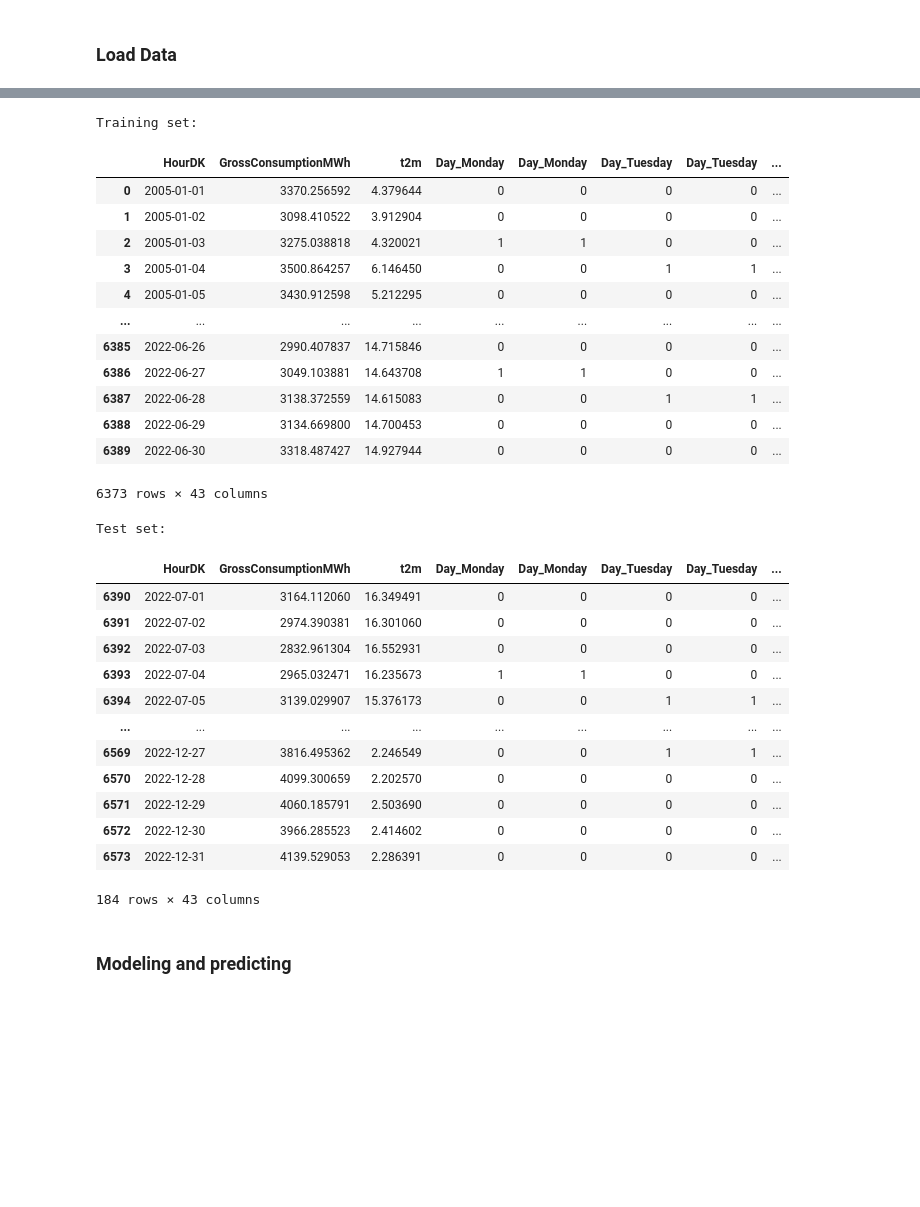
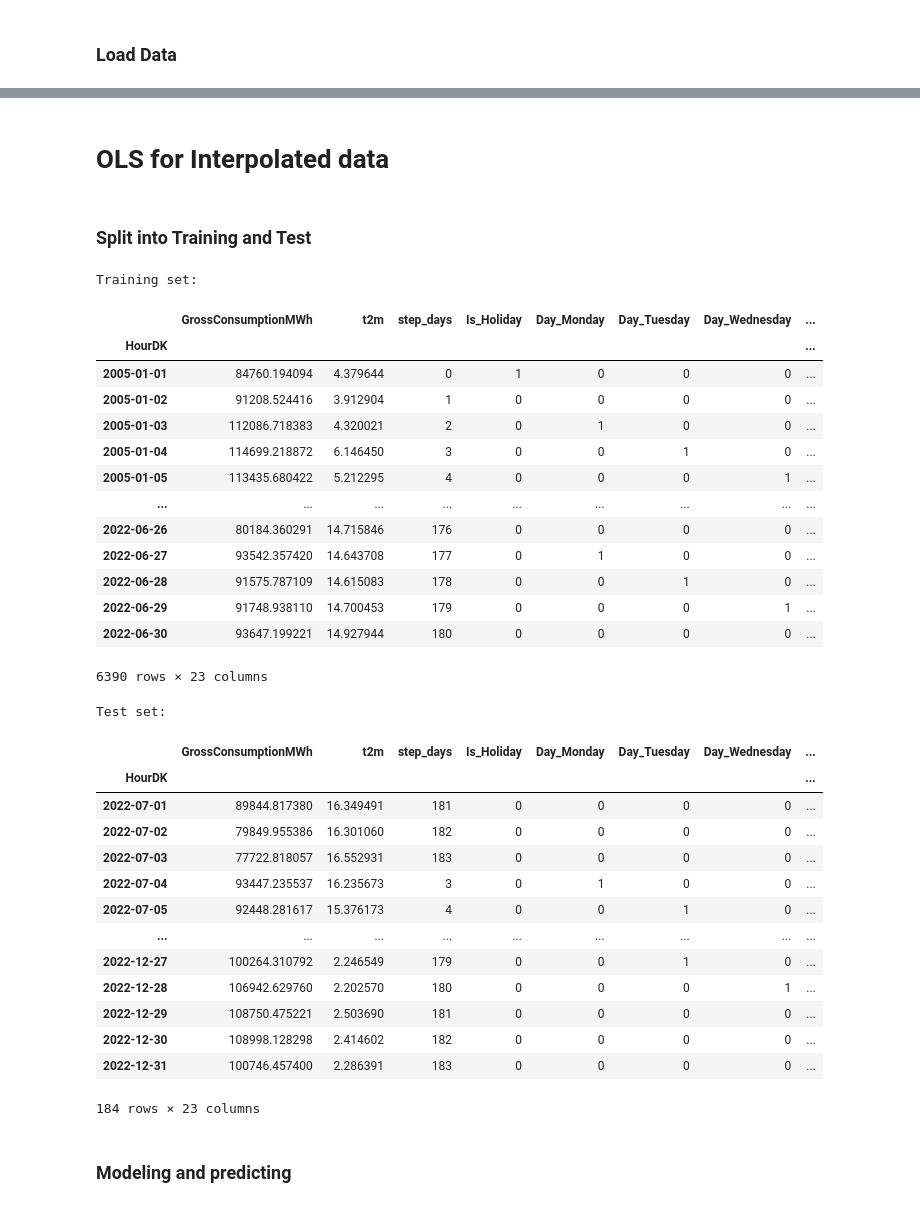
Before and after one commit to madsh0402/Forecasting-energy-consumption-in-Denmark, a Jupyter notebook: multivariate Timerseries/OLS, Lasso & Ridge/OLS.ipynb, the cells around one changed output, grey strips where cells are left out. Saved outputs shown, nothing was run; the diff lists cells and outputs as text; code cells hidden in the pictures; blank space fills up the shorter version.

```diff
--- a/multivariate Timerseries/OLS, Lasso & Ridge/OLS.ipynb
+++ b/multivariate Timerseries/OLS, Lasso & Ridge/OLS.ipynb
@@ -335,45 +56,60 @@ final_df.to_csv('C:/Users/madsh/OneDrive/Dokumenter/kandidat/Fællesmappe/Specia
+# %%
+# Load the electricity consumption dataset
+filepath = 'C:/Users/madsh/OneDrive/Dokumenter/kandidat/Fællesmappe/Speciale/Forecasting-energy-consumption-in-Denmark/Data/Combined data/'
+data_interpolation = pd.read_csv(filepath+'combined_daily_interpolation.csv')
+data_flagged = pd.read_csv(filepath + 'combined_daily_flagged.csv')
+
+# Put HourDK as DataFrame index
+data_interpolation.set_index('HourDK', inplace=True)
+data_flagged.set_index('HourDK', inplace=True)
+# %% [markdown]
+# OLS for Interpolated data
+# %% [markdown]
+### Split into Training and Test
 # %%
 # Re-split the data into training and test sets based on the criteria
-training_set = final_df[(final_df['HourDK'] <= '2022-06-30')]
-test_set = final_df[(final_df['HourDK'] > '2022-06-30') & (final_df['HourDK'] <= '2022-12-31')]
+training_set = data_interpolation.loc[data_interpolation.index <= '2022-06-30']
+test_set = data_interpolation.loc[data_interpolation.index > '2022-06-30']
 
 # Show the first few rows of each set to confirm the changes
 # Display the electricity consumption DataFrame
 print("Training set:")
 display(training_set)
 
 # Display the weather forecast DataFrame
 print("Test set:")
 display(test_set)
 # %% [output]
 Training set:
-|  | HourDK | GrossConsumptionMWh | t2m | Day_Monday | Day_Monday | Day_Tuesday | Day_Tuesday | ... |
-| 0 | 2005-01-01 | 3370.256592 | 4.379644 | 0 | 0 | 0 | 0 | ... |
-| 1 | 2005-01-02 | 3098.410522 | 3.912904 | 0 | 0 | 0 | 0 | ... |
-| 2 | 2005-01-03 | 3275.038818 | 4.320021 | 1 | 1 | 0 | 0 | ... |
-| 3 | 2005-01-04 | 3500.864257 | 6.146450 | 0 | 0 | 1 | 1 | ... |
-| 4 | 2005-01-05 | 3430.912598 | 5.212295 | 0 | 0 | 0 | 0 | ... |
+|  | GrossConsumptionMWh | t2m | step_days | Is_Holiday | Day_Monday | Day_Tuesday | Day_Wednesday | ... |
+| HourDK |  |  |  |  |  |  |  | ... |
+| 2005-01-01 | 84760.194094 | 4.379644 | 0 | 1 | 0 | 0 | 0 | ... |
+| 2005-01-02 | 91208.524416 | 3.912904 | 1 | 0 | 0 | 0 | 0 | ... |
+| 2005-01-03 | 112086.718383 | 4.320021 | 2 | 0 | 1 | 0 | 0 | ... |
+| 2005-01-04 | 114699.218872 | 6.146450 | 3 | 0 | 0 | 1 | 0 | ... |
+| 2005-01-05 | 113435.680422 | 5.212295 | 4 | 0 | 0 | 0 | 1 | ... |
 | ... | ... | ... | ... | ... | ... | ... | ... | ... |
-| 6385 | 2022-06-26 | 2990.407837 | 14.715846 | 0 | 0 | 0 | 0 | ... |
-| 6386 | 2022-06-27 | 3049.103881 | 14.643708 | 1 | 1 | 0 | 0 | ... |
-| 6387 | 2022-06-28 | 3138.372559 | 14.615083 | 0 | 0 | 1 | 1 | ... |
-| 6388 | 2022-06-29 | 3134.669800 | 14.700453 | 0 | 0 | 0 | 0 | ... |
-| 6389 | 2022-06-30 | 3318.487427 | 14.927944 | 0 | 0 | 0 | 0 | ... |
+| 2022-06-26 | 80184.360291 | 14.715846 | 176 | 0 | 0 | 0 | 0 | ... |
+| 2022-06-27 | 93542.357420 | 14.643708 | 177 | 0 | 1 | 0 | 0 | ... |
+| 2022-06-28 | 91575.787109 | 14.615083 | 178 | 0 | 0 | 1 | 0 | ... |
+| 2022-06-29 | 91748.938110 | 14.700453 | 179 | 0 | 0 | 0 | 1 | ... |
+| 2022-06-30 | 93647.199221 | 14.927944 | 180 | 0 | 0 | 0 | 0 | ... |
-6373 rows × 43 columns
+6390 rows × 23 columns
 Test set:
-|  | HourDK | GrossConsumptionMWh | t2m | Day_Monday | Day_Monday | Day_Tuesday | Day_Tuesday | ... |
-| 6390 | 2022-07-01 | 3164.112060 | 16.349491 | 0 | 0 | 0 | 0 | ... |
-| 6391 | 2022-07-02 | 2974.390381 | 16.301060 | 0 | 0 | 0 | 0 | ... |
-| 6392 | 2022-07-03 | 2832.961304 | 16.552931 | 0 | 0 | 0 | 0 | ... |
-| 6393 | 2022-07-04 | 2965.032471 | 16.235673 | 1 | 1 | 0 | 0 | ... |
-| 6394 | 2022-07-05 | 3139.029907 | 15.376173 | 0 | 0 | 1 | 1 | ... |
+|  | GrossConsumptionMWh | t2m | step_days | Is_Holiday | Day_Monday | Day_Tuesday | Day_Wednesday | ... |
+| HourDK |  |  |  |  |  |  |  | ... |
+| 2022-07-01 | 89844.817380 | 16.349491 | 181 | 0 | 0 | 0 | 0 | ... |
+| 2022-07-02 | 79849.955386 | 16.301060 | 182 | 0 | 0 | 0 | 0 | ... |
+| 2022-07-03 | 77722.818057 | 16.552931 | 183 | 0 | 0 | 0 | 0 | ... |
+| 2022-07-04 | 93447.235537 | 16.235673 | 3 | 0 | 1 | 0 | 0 | ... |
+| 2022-07-05 | 92448.281617 | 15.376173 | 4 | 0 | 0 | 1 | 0 | ... |
 | ... | ... | ... | ... | ... | ... | ... | ... | ... |
-| 6569 | 2022-12-27 | 3816.495362 | 2.246549 | 0 | 0 | 1 | 1 | ... |
-| 6570 | 2022-12-28 | 4099.300659 | 2.202570 | 0 | 0 | 0 | 0 | ... |
-| 6571 | 2022-12-29 | 4060.185791 | 2.503690 | 0 | 0 | 0 | 0 | ... |
-| 6572 | 2022-12-30 | 3966.285523 | 2.414602 | 0 | 0 | 0 | 0 | ... |
-| 6573 | 2022-12-31 | 4139.529053 | 2.286391 | 0 | 0 | 0 | 0 | ... |
+| 2022-12-27 | 100264.310792 | 2.246549 | 179 | 0 | 0 | 1 | 0 | ... |
+| 2022-12-28 | 106942.629760 | 2.202570 | 180 | 0 | 0 | 0 | 1 | ... |
+| 2022-12-29 | 108750.475221 | 2.503690 | 181 | 0 | 0 | 0 | 0 | ... |
+| 2022-12-30 | 108998.128298 | 2.414602 | 182 | 0 | 0 | 0 | 0 | ... |
+| 2022-12-31 | 100746.457400 | 2.286391 | 183 | 0 | 0 | 0 | 0 | ... |
-184 rows × 43 columns
+184 rows × 23 columns
 # %% [markdown]
 ### Modeling and predicting
 # %% [markdown]
```
Also changed, not shown: parts of 47 cells of this notebook, 3 other files.
